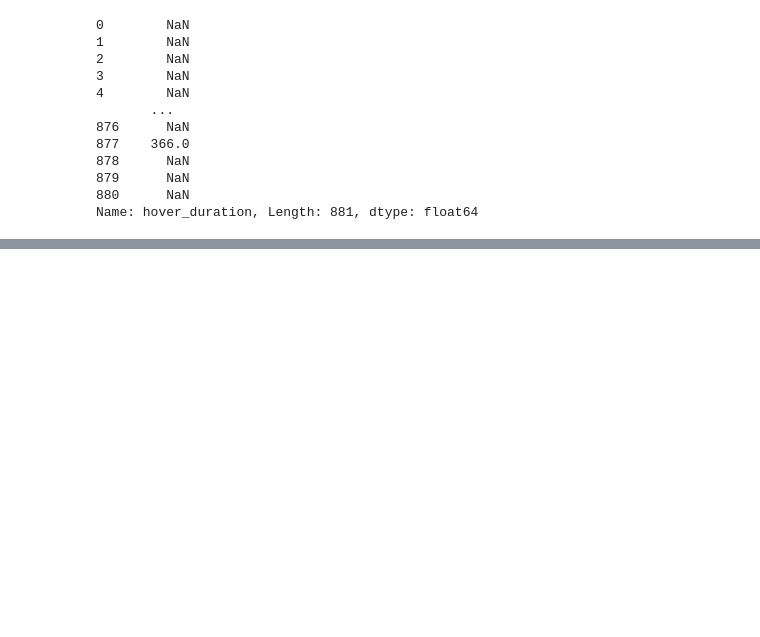
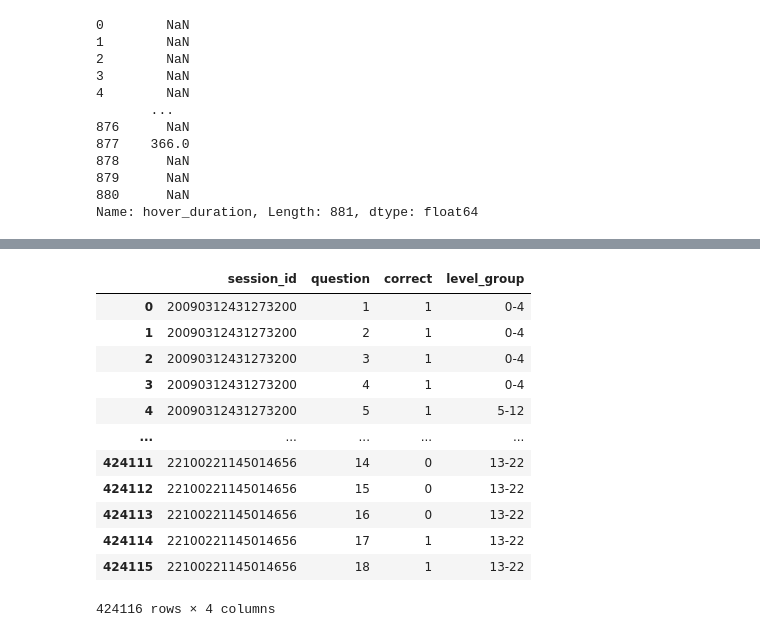
Before and after one commit to hwan18/gameplay_student_performance, a Jupyter notebook: 2.preprocess.ipynb, the cells around one changed output, grey strips where cells are left out. Saved outputs shown, nothing was run; the diff lists cells and outputs as text; code cells hidden in the pictures; blank space fills up the shorter version.

```diff
--- a/2.preprocess.ipynb
+++ b/2.preprocess.ipynb
@@ -342,0 +687,27 @@ px.line(sess1, x=sess1.index, y='hover_duration')
+# %%
+# # add columns for question level groups so i can join with train set
+# train_labels_split['level_group'] = np.where(train_labels_split['question']<=4, '0-4')
+# train_labels_split['level_group'] = np.where((train_labels_split['question']>4) & (train_labels_split['question']<=12), '5-12')
+# train_labels_split['level_group'] = np.where((train_labels_split['question']>12) & (train_labels_split['question']<=22), '13-22')
+
+train_labels_split.loc[train_labels_split['question']<=4, 'level_group'] ='0-4'
+train_labels_split.loc[(train_labels_split['question']>4) & (train_labels_split['question']<=12), 'level_group'] ='5-12'
+train_labels_split.loc[(train_labels_split['question']>12) & (train_labels_split['question']<=22), 'level_group'] ='13-22'
+# %%
+#train_labels_split.drop('session_id', axis=1, inplace=True)
+train_labels_split.rename(columns={'id':'session_id'}, inplace=True)
+train_labels_split
+# %% [output]
+|  | session_id | question | correct | level_group |
+| 0 | 20090312431273200 | 1 | 1 | 0-4 |
+| 1 | 20090312431273200 | 2 | 1 | 0-4 |
+| 2 | 20090312431273200 | 3 | 1 | 0-4 |
+| 3 | 20090312431273200 | 4 | 1 | 0-4 |
+| 4 | 20090312431273200 | 5 | 1 | 5-12 |
+| ... | ... | ... | ... | ... |
+| 424111 | 22100221145014656 | 14 | 0 | 13-22 |
+| 424112 | 22100221145014656 | 15 | 0 | 13-22 |
+| 424113 | 22100221145014656 | 16 | 0 | 13-22 |
+| 424114 | 22100221145014656 | 17 | 1 | 13-22 |
+| 424115 | 22100221145014656 | 18 | 1 | 13-22 |
+424116 rows × 4 columns
```
Also changed, not shown: parts of 39 cells of this notebook, 1 other file.
